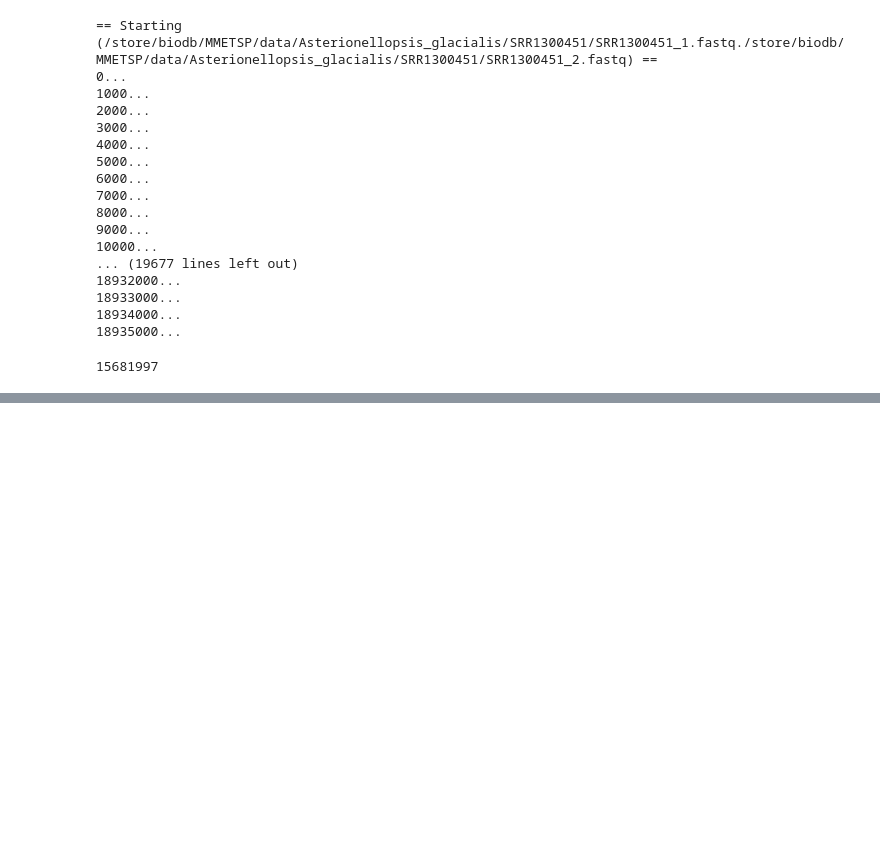
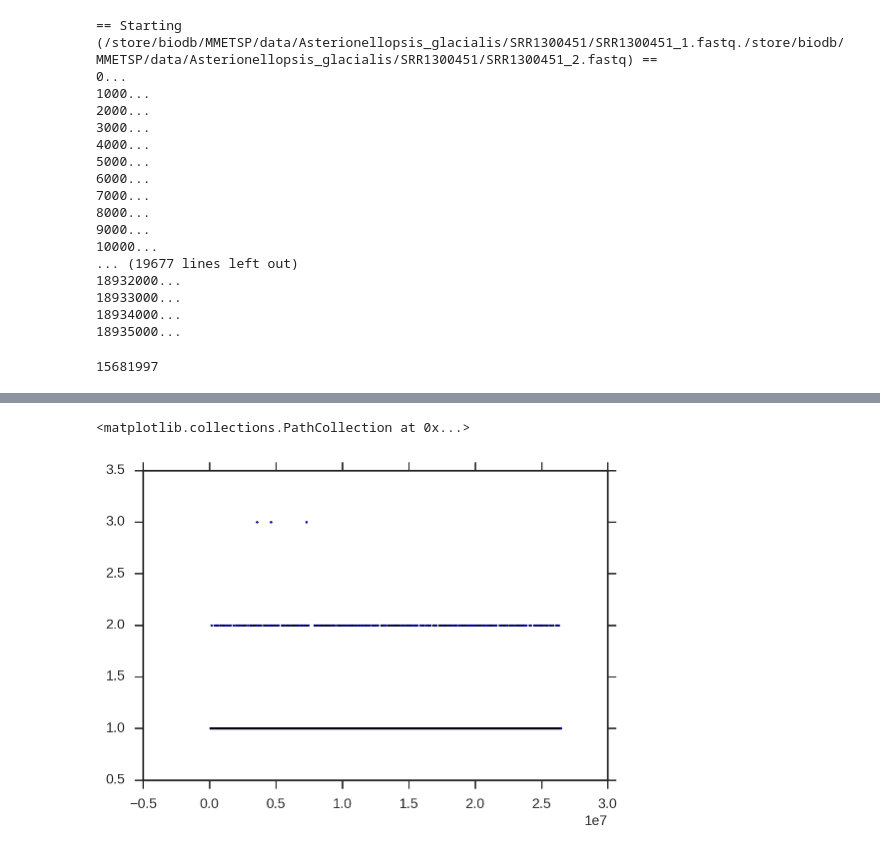
Before and after one commit to camillescott/goetia, a Jupyter notebook: notebooks/StreamingPartitioner.ipynb, the cells around one changed output, grey strips where cells are left out. Saved outputs shown, nothing was run; the diff lists cells and outputs as text; code cells hidden in the pictures; blank space fills up the shorter version.

```diff
--- a/boink/StreamingPartitioner.ipynb
+++ b/notebooks/StreamingPartitioner.ipynb
@@ -225,0 +249,3 @@ lump_counts = {tag: cg.get(revhash(tag, 25)) for tag in lump}
+# %%
+condp_df = pd.read_csv('../SRR1300451-K31-sliced-c5c10/partitioner-details.csv',
+                       skipinitialspace=True, na_values='None')
@@ -225,0 +261,8 @@ lump_counts = {tag: cg.get(revhash(tag, 25)) for tag in lump}
+# %%
+condp_sub = condp_df.sample(n=100000, axis=0).sort_values('read_n')
+# %%
+#scatter(condp_sub['read_n'], condp_sub['comp_size'], s=2)
+scatter(condp_sub['read_n'], condp_sub['n_merged'], s=2)
+# %% [output]
+<matplotlib.collections.PathCollection at 0x...>
+[figure, added]
```
Also changed, not shown: parts of 28 cells of this notebook, 3 other files.
